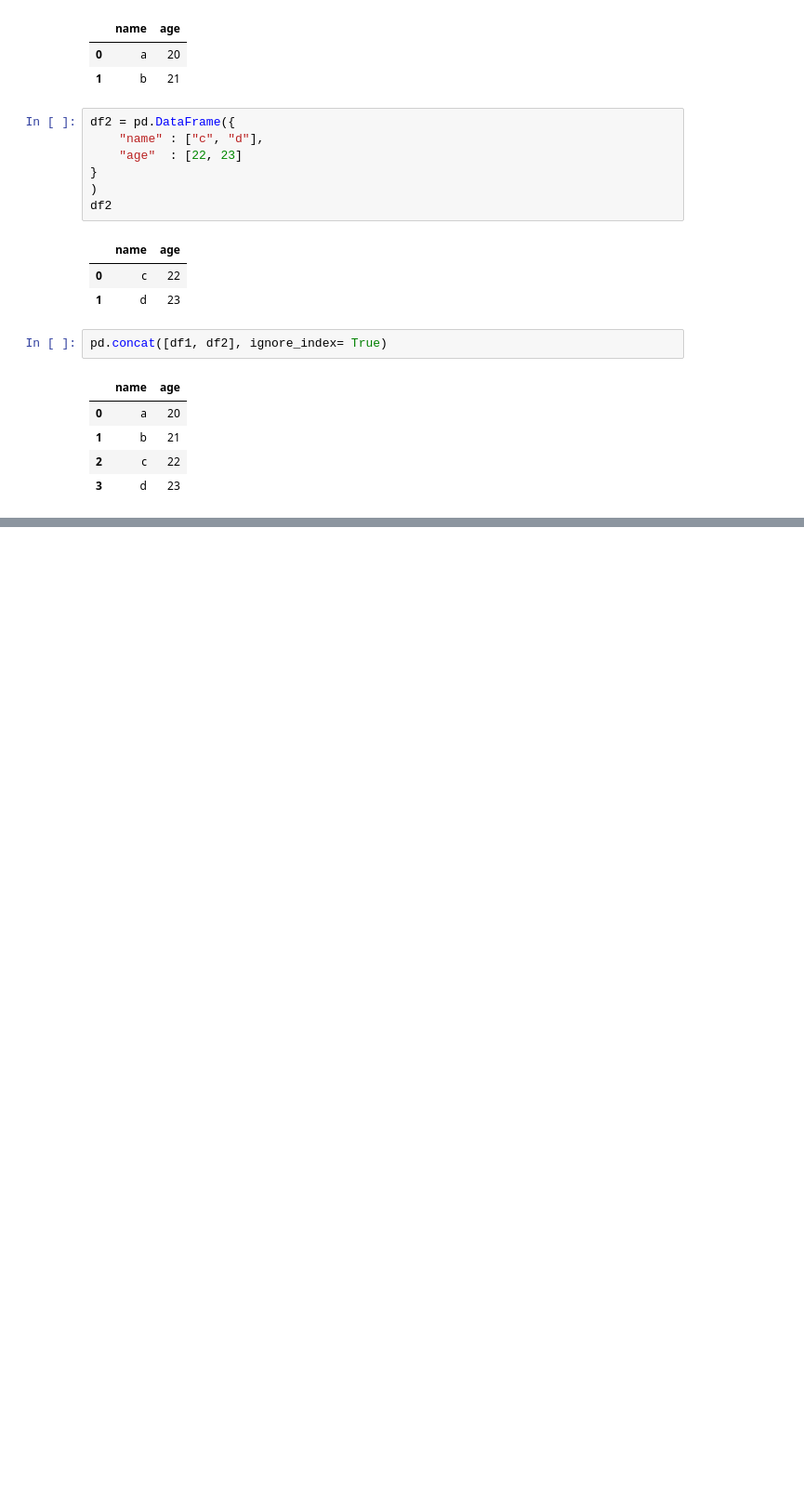
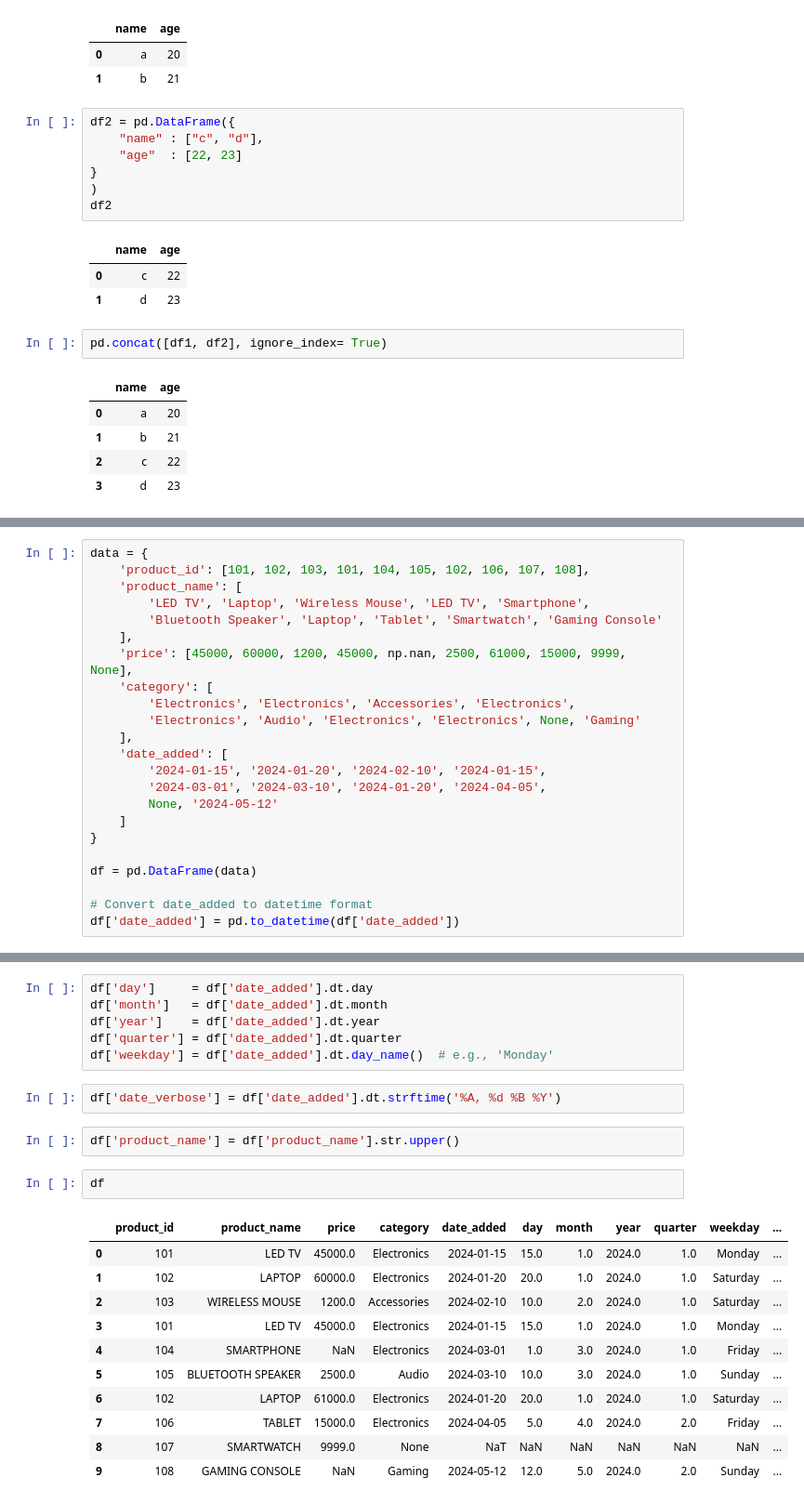
Before and after one commit to Bhawani0038/pandas-tutorial, a Jupyter notebook: hello.ipynb, the cells around one changed output, grey strips where cells are left out. Shown at 93% size. Drawn from its saved outputs; the diff is of its cells as text; blank space fills up the shorter version.

```diff
--- a/hello.ipynb
+++ b/hello.ipynb
@@ -270,0 +289,23 @@ pd.concat([df1, df2], ignore_index= True)
+# %%
+data = {
+    'product_id': [101, 102, 103, 101, 104, 105, 102, 106, 107, 108],
+    'product_name': [
+        'LED TV', 'Laptop', 'Wireless Mouse', 'LED TV', 'Smartphone',
+        'Bluetooth Speaker', 'Laptop', 'Tablet', 'Smartwatch', 'Gaming Console'
+    ],
+    'price': [45000, 60000, 1200, 45000, np.nan, 2500, 61000, 15000, 9999, None],
+    'category': [
+        'Electronics', 'Electronics', 'Accessories', 'Electronics',
+        'Electronics', 'Audio', 'Electronics', 'Electronics', None, 'Gaming'
+    ],
+    'date_added': [
+        '2024-01-15', '2024-01-20', '2024-02-10', '2024-01-15',
+        '2024-03-01', '2024-03-10', '2024-01-20', '2024-04-05',
+        None, '2024-05-12'
+    ]
+}
+
+df = pd.DataFrame(data)
+
+# Convert date_added to datetime format
+df['date_added'] = pd.to_datetime(df['date_added'])
@@ -270,0 +326,24 @@ pd.concat([df1, df2], ignore_index= True)
+# %%
+df['day']     = df['date_added'].dt.day
+df['month']   = df['date_added'].dt.month
+df['year']    = df['date_added'].dt.year
+df['quarter'] = df['date_added'].dt.quarter
+df['weekday'] = df['date_added'].dt.day_name()  # e.g., 'Monday'
+# %%
+df['date_verbose'] = df['date_added'].dt.strftime('%A, %d %B %Y')
+# %%
+df['product_name'] = df['product_name'].str.upper()
+# %%
+df
+# %% [output]
+|  | product_id | product_name | price | category | date_added | day | month | year | quarter | weekday | ... |
+| 0 | 101 | LED TV | 45000.0 | Electronics | 2024-01-15 | 15.0 | 1.0 | 2024.0 | 1.0 | Monday | ... |
+| 1 | 102 | LAPTOP | 60000.0 | Electronics | 2024-01-20 | 20.0 | 1.0 | 2024.0 | 1.0 | Saturday | ... |
+| 2 | 103 | WIRELESS MOUSE | 1200.0 | Accessories | 2024-02-10 | 10.0 | 2.0 | 2024.0 | 1.0 | Saturday | ... |
+| 3 | 101 | LED TV | 45000.0 | Electronics | 2024-01-15 | 15.0 | 1.0 | 2024.0 | 1.0 | Monday | ... |
+| 4 | 104 | SMARTPHONE | NaN | Electronics | 2024-03-01 | 1.0 | 3.0 | 2024.0 | 1.0 | Friday | ... |
+| 5 | 105 | BLUETOOTH SPEAKER | 2500.0 | Audio | 2024-03-10 | 10.0 | 3.0 | 2024.0 | 1.0 | Sunday | ... |
+| 6 | 102 | LAPTOP | 61000.0 | Electronics | 2024-01-20 | 20.0 | 1.0 | 2024.0 | 1.0 | Saturday | ... |
+| 7 | 106 | TABLET | 15000.0 | Electronics | 2024-04-05 | 5.0 | 4.0 | 2024.0 | 2.0 | Friday | ... |
+| 8 | 107 | SMARTWATCH | 9999.0 | None | NaT | NaN | NaN | NaN | NaN | NaN | ... |
+| 9 | 108 | GAMING CONSOLE | NaN | Gaming | 2024-05-12 | 12.0 | 5.0 | 2024.0 | 2.0 | Sunday | ... |
```
Also changed, not shown: parts of 21 cells of this notebook.
